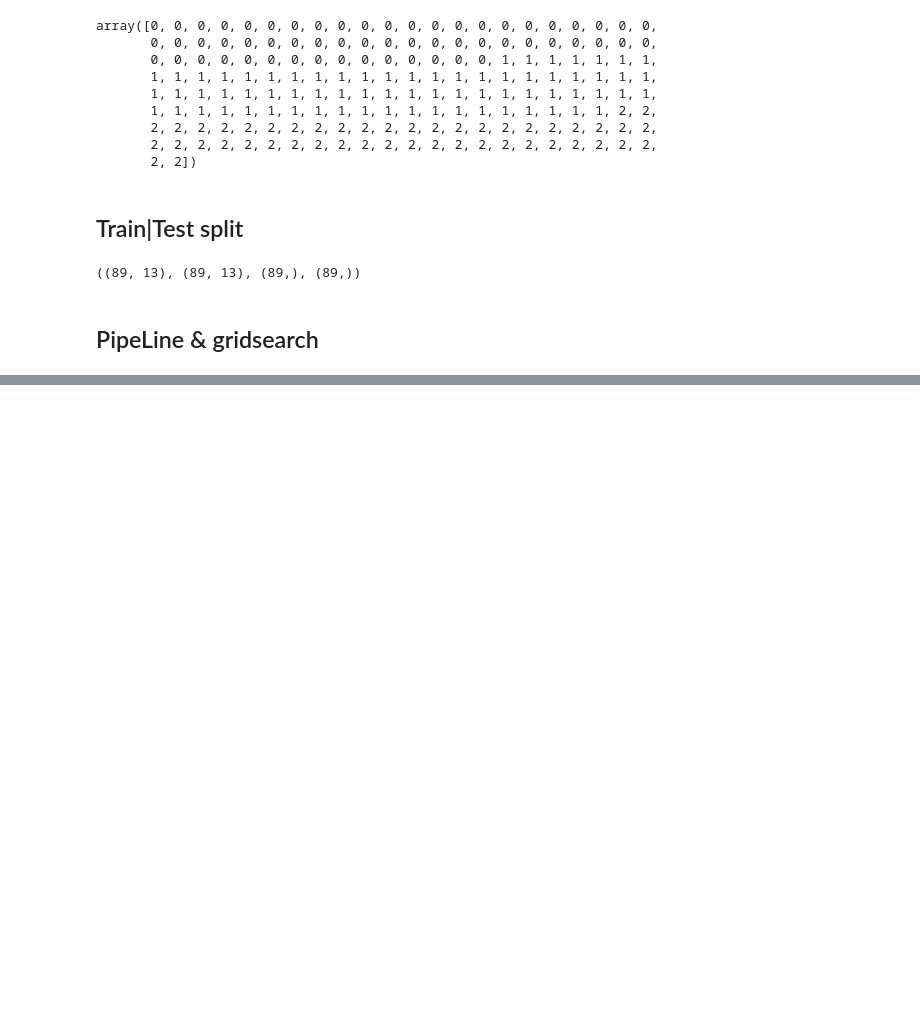
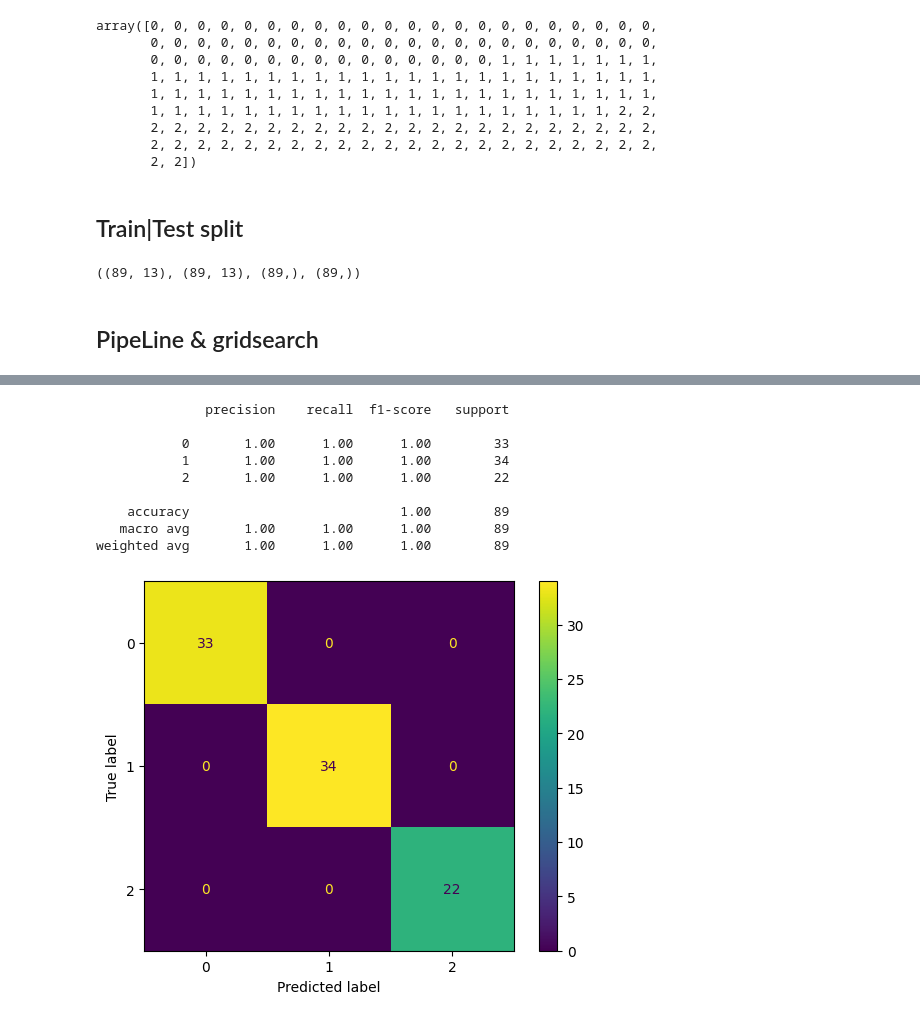
Before and after one commit to JonasBE13/machine-learning-jonas-bengtstrom, a Jupyter notebook: Code-along/L7-Gridsearch_pipeline.ipynb, the cells around one changed output, grey strips where cells are left out. Cells and saved outputs as stored; diff of their text form; code cells hidden in the pictures; blank space fills up the shorter version.

```diff
--- a/Code-along/L7-Gridsearch_pipeline.ipynb
+++ b/Code-along/L7-Gridsearch_pipeline.ipynb
@@ -88,0 +216,16 @@ param_grid_logistic = {"log__l1_ratio": np.linspace(0, 1, 20)}
+# %%
+y_pred_logistic = classifier_logistic.predict(X_test)
+print(classification_report(y_test, y_pred_logistic))
+cm = confusion_matrix(y_test, y_pred_logistic)
+ConfusionMatrixDisplay(cm).plot();
+# %% [output]
+              precision    recall  f1-score   support
+
+           0       1.00      1.00      1.00        33
+           1       1.00      1.00      1.00        34
+           2       1.00      1.00      1.00        22
+
+    accuracy                           1.00        89
+   macro avg       1.00      1.00      1.00        89
+weighted avg       1.00      1.00      1.00        89
+[figure, added]
```
Also changed, not shown: parts of 12 cells of this notebook.
